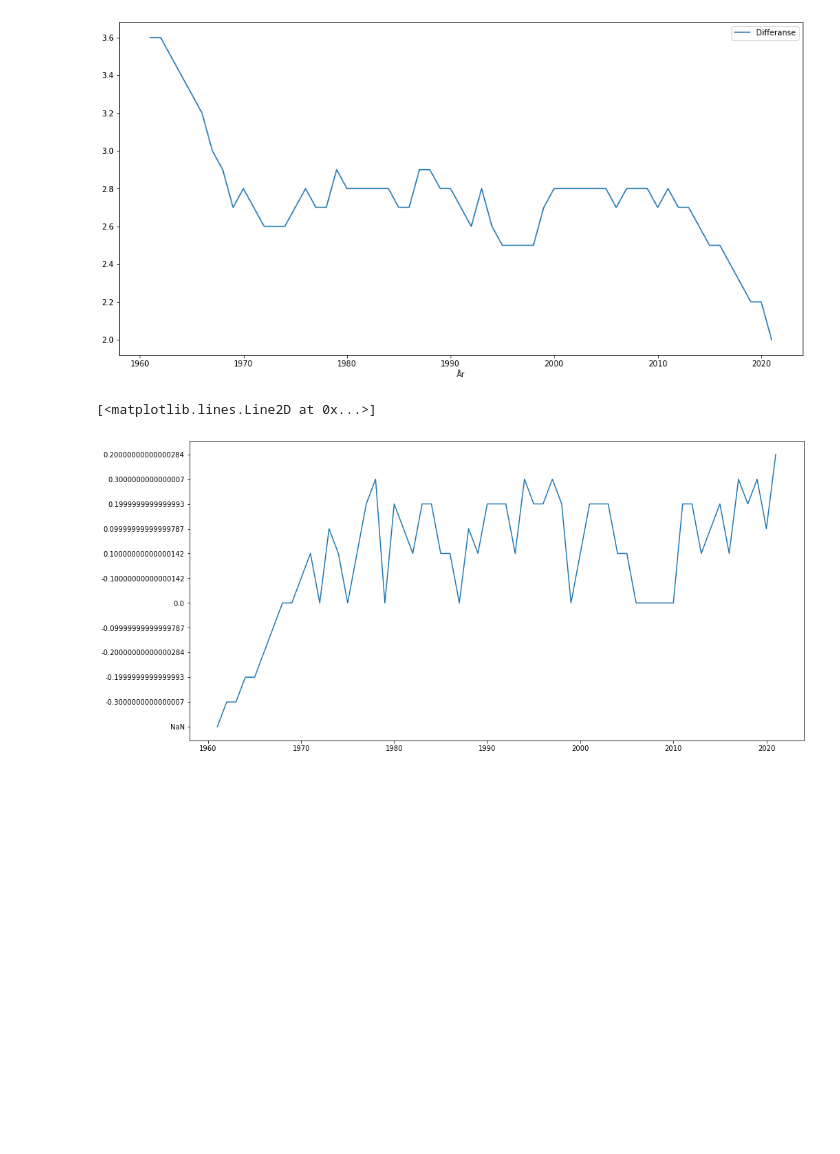
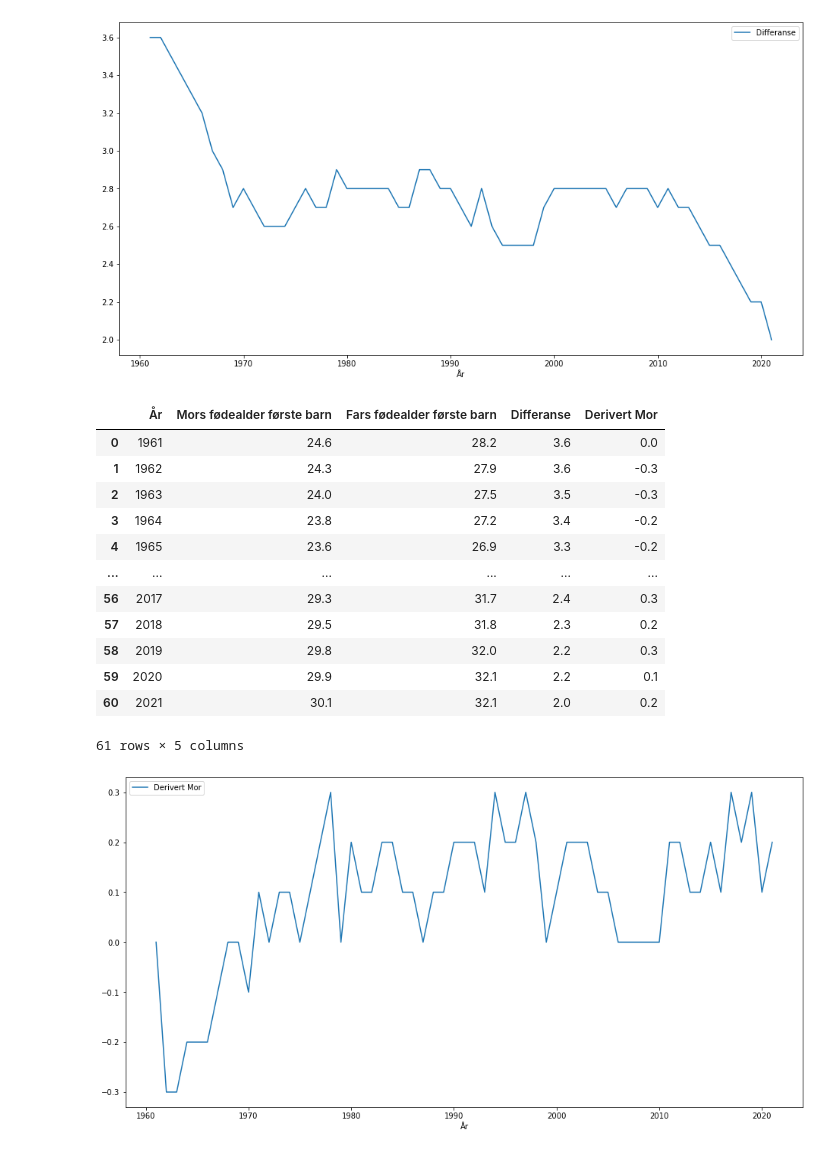
Before and after one commit to mareis/S1_Python, a Jupyter notebook: Prosjekt/Eksempel.ipynb, the cells around one changed output. Cells and saved outputs as stored; diff of their text form; code cells hidden in the pictures; blank space fills up the shorter version.

```diff
--- a/Prosjekt/Eksempel.ipynb
+++ b/Prosjekt/Eksempel.ipynb
@@ -61,11 +61,28 @@ Ser på endringen (Deriverer)
 # %%
 mor = df["Mors fødealder første barn"]
 år = df["År"]
-der = ["NaN"]
+der = [0]
 for i in range(len(mor)-1):
     der.append((mor[i+1]-mor[i])/(år[i+1]-år[i]))
 
-plt.plot(år, der)
+df["Derivert Mor"] = der
+df
 # %% [output]
+|  | År | Mors fødealder første barn | Fars fødealder første barn | Differanse | Derivert Mor |
+| 0 | 1961 | 24.6 | 28.2 | 3.6 | 0.0 |
+| 1 | 1962 | 24.3 | 27.9 | 3.6 | -0.3 |
+| 2 | 1963 | 24.0 | 27.5 | 3.5 | -0.3 |
+| 3 | 1964 | 23.8 | 27.2 | 3.4 | -0.2 |
+| 4 | 1965 | 23.6 | 26.9 | 3.3 | -0.2 |
+| ... | ... | ... | ... | ... | ... |
+| 56 | 2017 | 29.3 | 31.7 | 2.4 | 0.3 |
+| 57 | 2018 | 29.5 | 31.8 | 2.3 | 0.2 |
+| 58 | 2019 | 29.8 | 32.0 | 2.2 | 0.3 |
+| 59 | 2020 | 29.9 | 32.1 | 2.2 | 0.1 |
+| 60 | 2021 | 30.1 | 32.1 | 2.0 | 0.2 |
-[<matplotlib.lines.Line2D at 0x...>]
+61 rows × 5 columns
-[figure, removed]
+# %%
+df.plot(x='År', y="Derivert Mor")
+plt.show()
+# %% [output]
+[figure, added]
```
Also changed, not shown: parts of 3 cells of this notebook.
